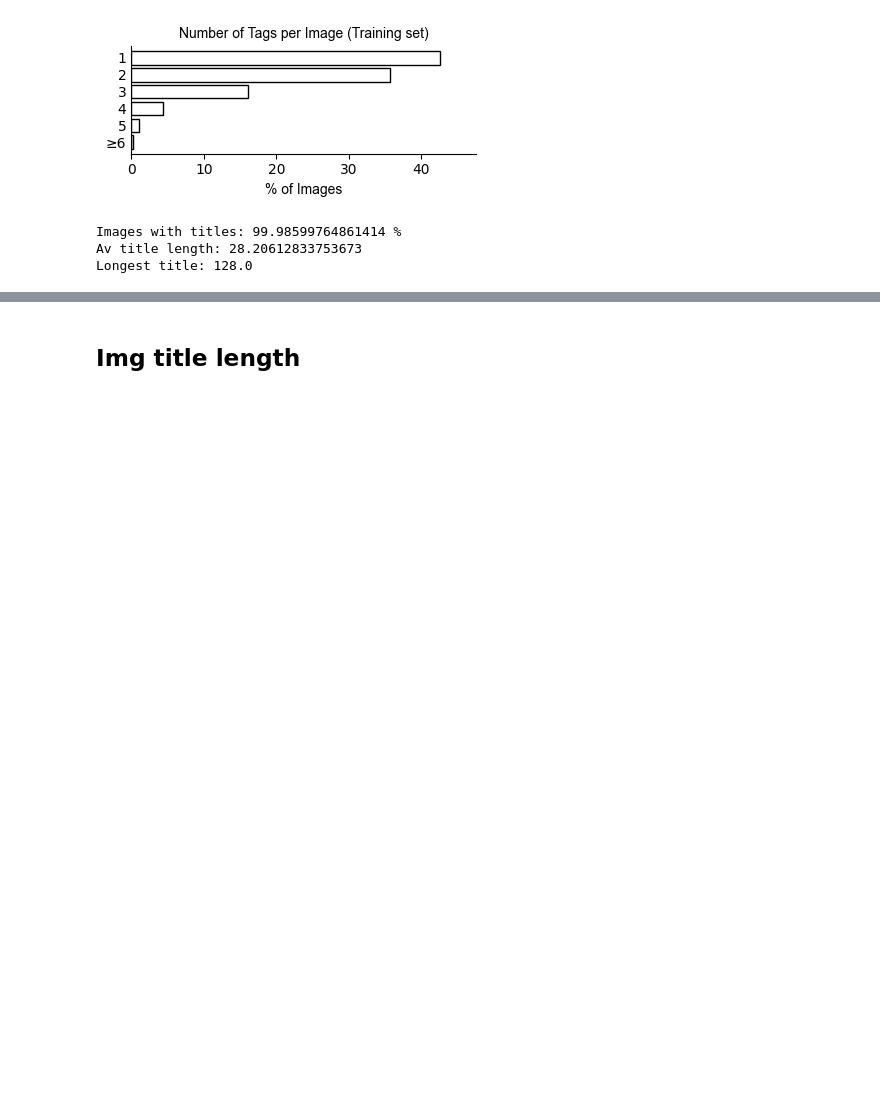
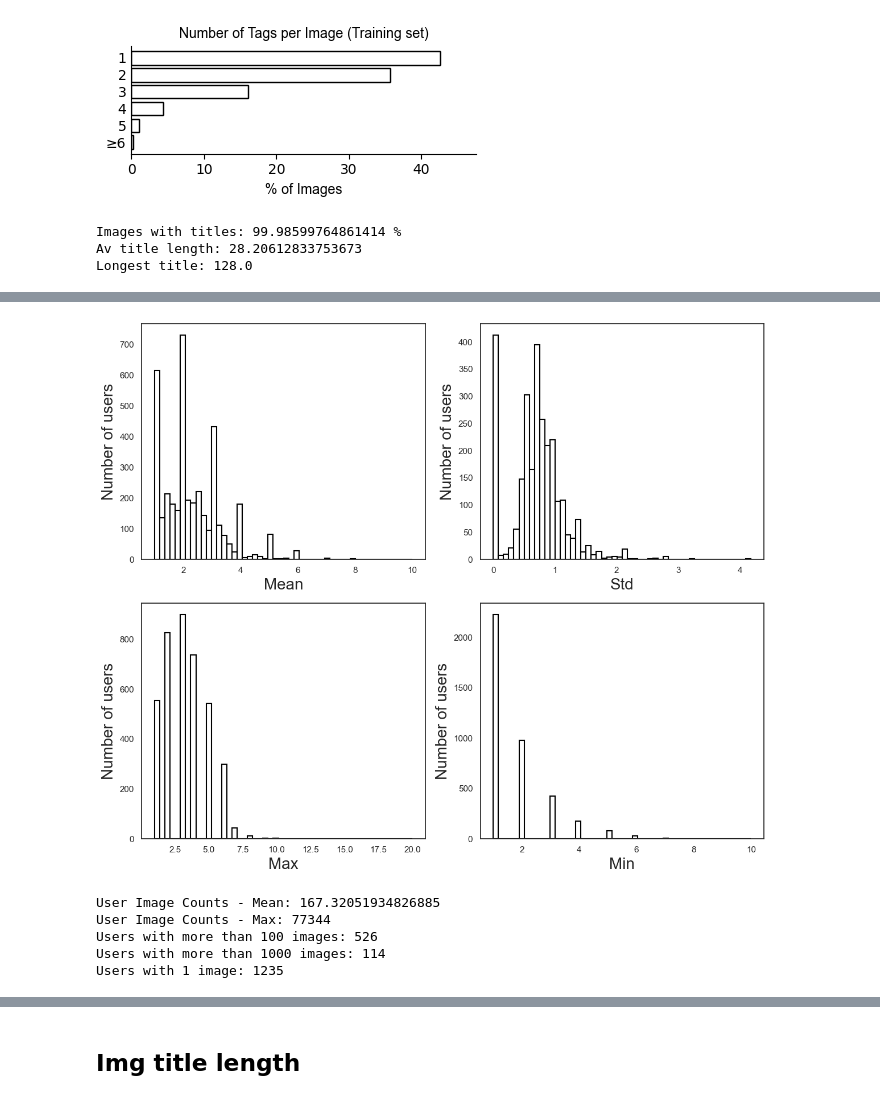
Before and after one commit to SpaceTimeLab/ClipTheLandscape, a Jupyter notebook: 1 - Prep data.ipynb, the cells around one changed output, grey strips where cells are left out. Saved outputs shown, nothing was run; the diff lists cells and outputs as text; code cells hidden in the pictures; blank space fills up the shorter version.

```diff
--- a/1 - Prep data.ipynb
+++ b/1 - Prep data.ipynb
@@ -124,0 +218,66 @@ Longest title: 128.0
+# %%
+user_stats = train_combined.groupby("user_id")["count"].agg(["mean", "std", "max", "min"]).reset_index()
+
+# --- Plot settings ---
+sns.set_theme(style="white")
+fig, axes = plt.subplots(2, 2, figsize=(12, 10))
+
+# List of columns to plot
+cols = ["mean", "std", "max", "min"]
+titles = [
+    "Mean tag_count per user",
+    "Standard deviation of tag_count per user",
+    "Max tag_count per user",
+    "Min tag_count per user"
+]
+# Loop over each subplot
+for ax, col, title in zip(axes.ravel(), cols, titles):
+    sns.histplot(
+        user_stats[col],
+        bins=50,
+        # kde=True,
+        ax=ax,
+        color="white",
+        edgecolor="black",
+        alpha=0.9,
+        linewidth=1.5
+    )
+    # ax.set_title(title, fontsize=14, weight="bold", fontname='Arial')
+    ax.set_xlabel(col.capitalize(), size=20)
+    ax.set_ylabel("Number of users", size=20)
+
+# plt.suptitle("Distribution of Tagging Statistics Across Users", fontsize=14, weight="bold", y=1.02)
+plt.tight_layout()
+plt.savefig("figures/user_tagging_statistics_distribution.pdf")
+plt.show()
+# %% [output]
+[figure, added]
+# %%
+# Group by user_id and sum across tag columns
+user_tag_counts = train_combined.groupby("user_id")[tag_columns].sum()
+
+# Normalize (proportion of images where user applied a tag)
+user_tag_props = user_tag_counts.div(user_tag_counts.sum(axis=1), axis=0)
+
+# add how many images do one user have
+user_image_counts = train_combined['user_id'].value_counts() # train - number of images per user
+user_image_counts_test = test_combined['user_id'].value_counts() # test - number of images per user
+
+
+#match user_image_counts with user_tag_props
+user_image_counts = user_image_counts.reindex(user_tag_props.index, fill_value=0)
+
+# user_image_counts max and mean
+print("User Image Counts - Mean:", user_image_counts.mean())
+print("User Image Counts - Max:", user_image_counts.max())
+
+# how many user uploaded more than 100 images
+print("Users with more than 100 images:", user_image_counts[user_image_counts > 100].count())
+print("Users with more than 1000 images:", user_image_counts[user_image_counts > 1000].count())
+print("Users with 1 image:", user_image_counts[user_image_counts == 1].count())
+# %% [output]
+User Image Counts - Mean: 167.32051934826885
+User Image Counts - Max: 77344
+Users with more than 100 images: 526
+Users with more than 1000 images: 114
+Users with 1 image: 1235
```
Also changed, not shown: parts of 12 cells of this notebook, 3 other files.
